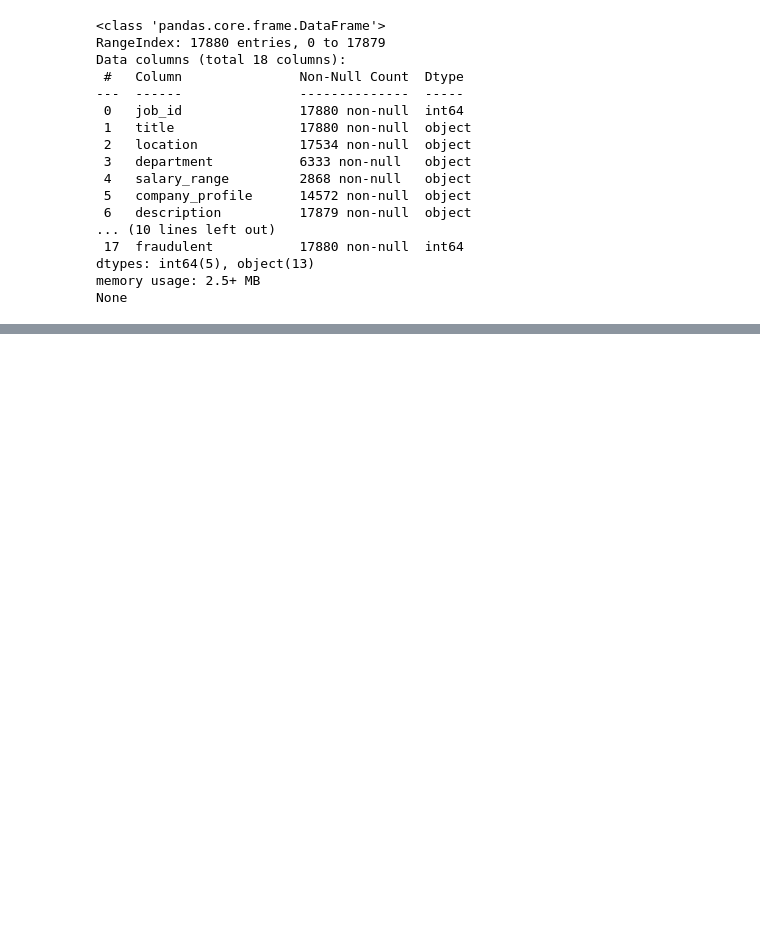
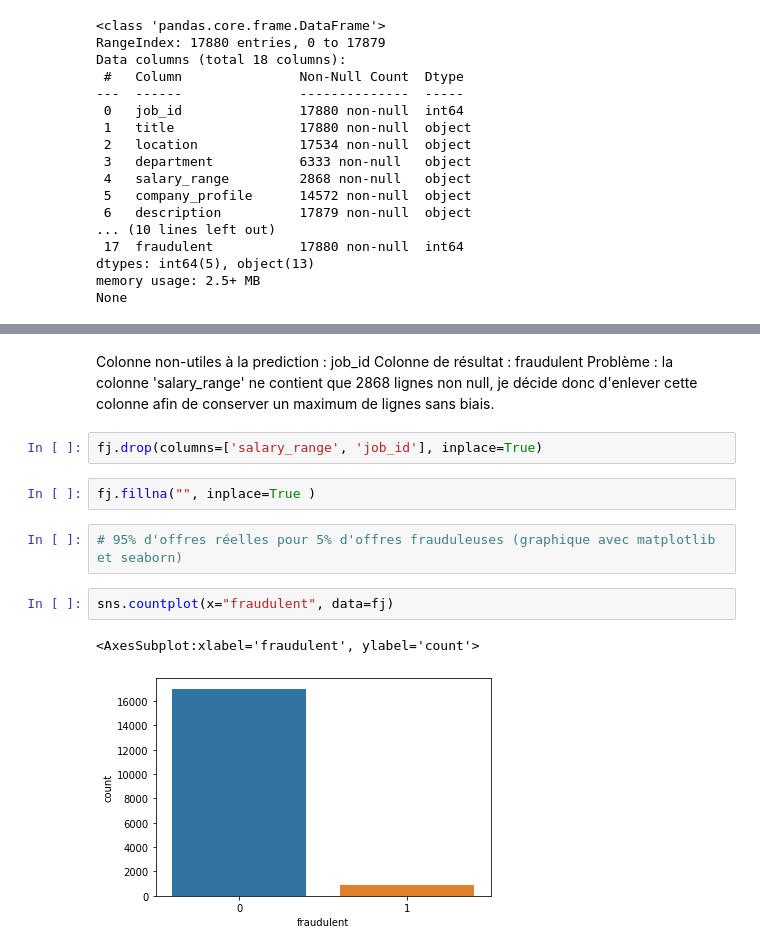
Before and after one commit to Guillaume-Lazaro/Projet_machine_learning, a Jupyter notebook: fake_jobs.ipynb, the cells around one changed output, grey strips where cells are left out. Saved outputs shown, nothing was run; the diff lists cells and outputs as text; blank space fills up the shorter version.

Commit message:
First step : data analysis

```diff
--- a/fake_jobs.ipynb
+++ b/fake_jobs.ipynb
@@ -52,0 +53,15 @@ fj.describe()
+# %% [markdown]
+Colonne non-utiles à la prediction : job_id
+Colonne de résultat : fraudulent
+Problème : la colonne 'salary_range' ne contient que 2868 lignes non null, je décide donc d'enlever cette colonne afin de conserver un maximum de lignes sans biais.
+# %%
+fj.drop(columns=['salary_range', 'job_id'], inplace=True)
+# %%
+fj.fillna("", inplace=True )
+# %%
+# 95% d'offres réelles pour 5% d'offres frauduleuses (graphique avec matplotlib et seaborn)
+# %%
+sns.countplot(x="fraudulent", data=fj)
+# %% [output]
+<AxesSubplot:xlabel='fraudulent', ylabel='count'>
+[figure, added]
```
Also changed, not shown: parts of 13 cells of this notebook.
